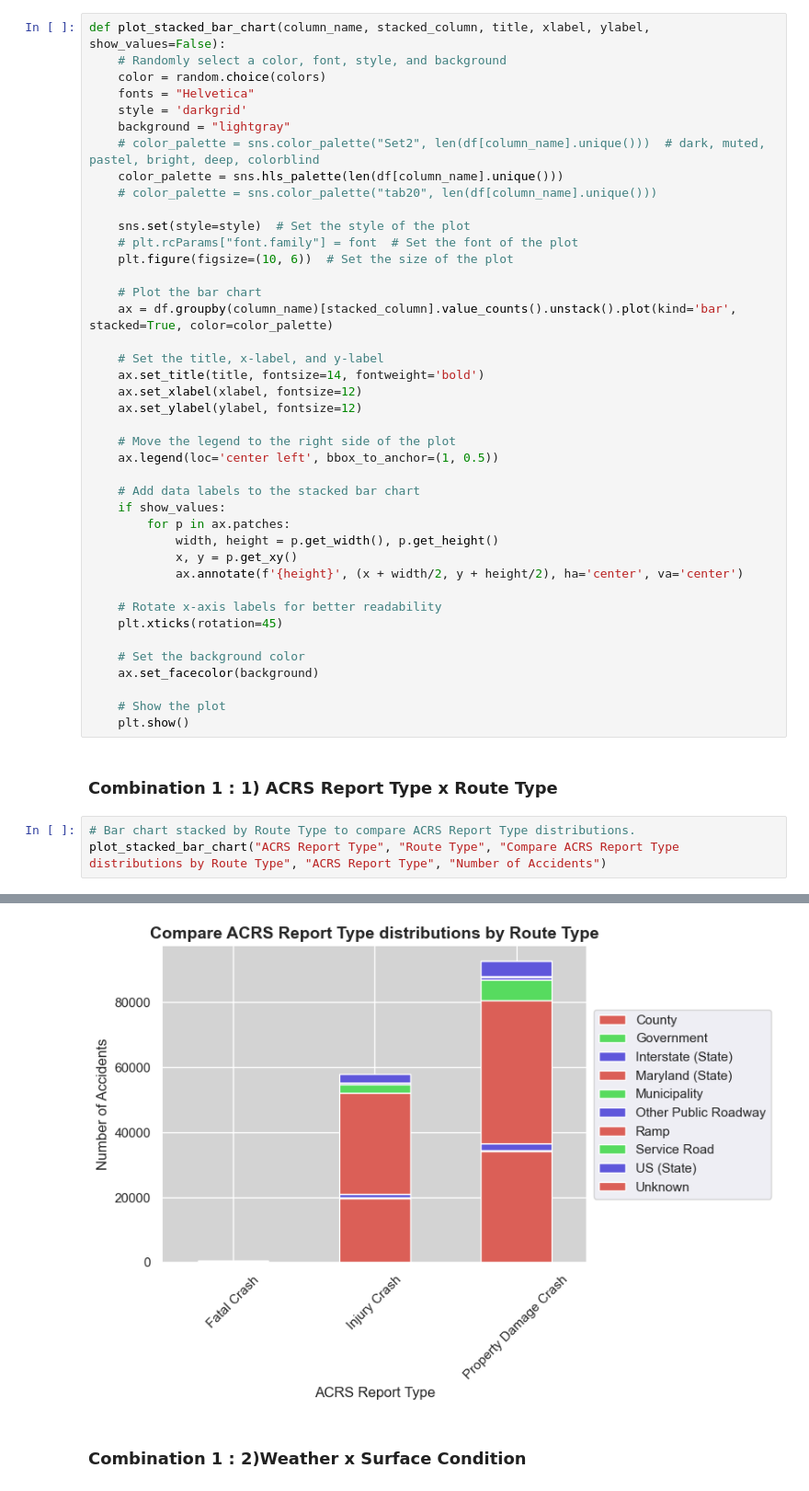
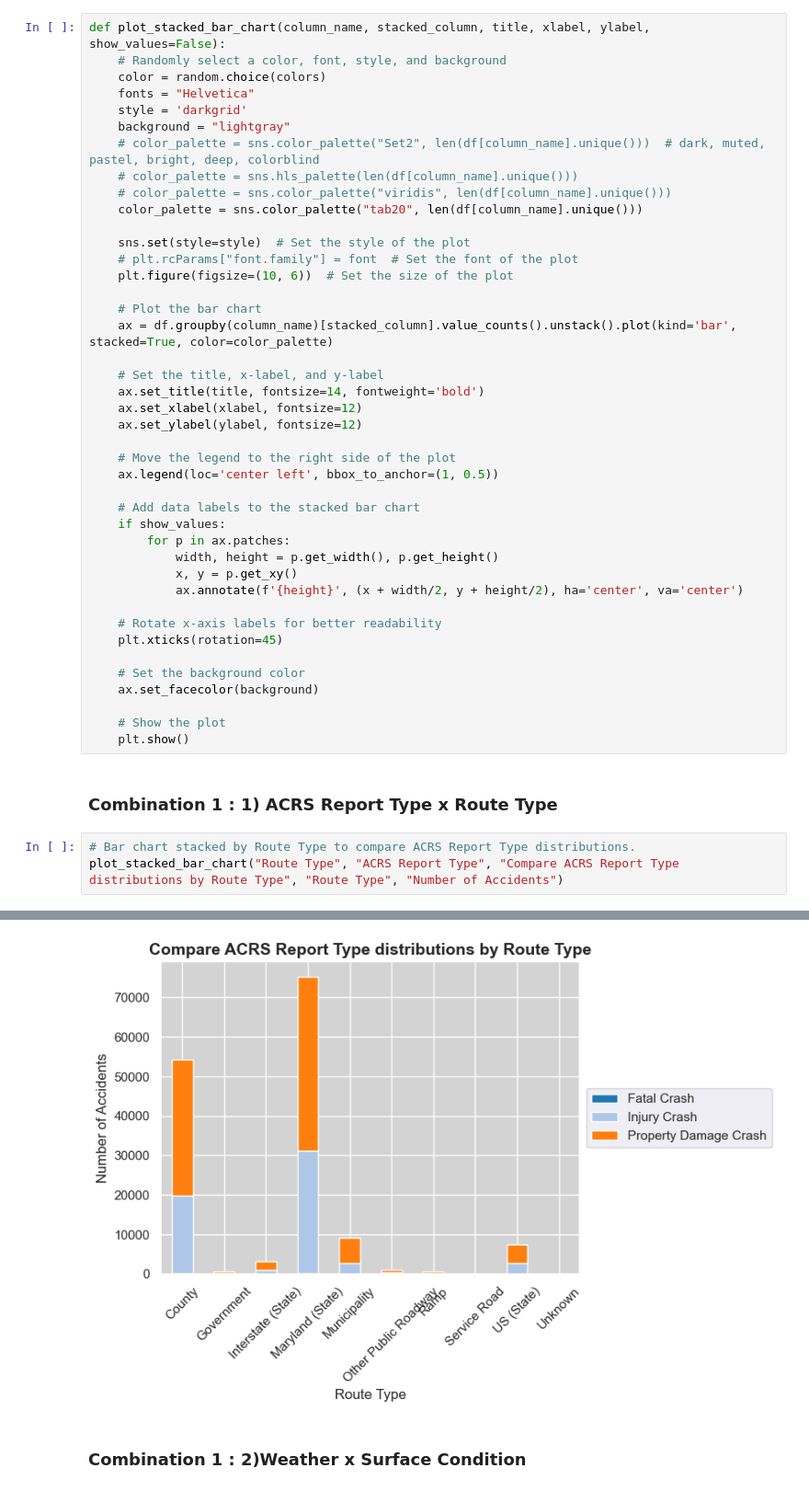
Before and after one commit to CaptN-JP/CrashAnalyzer, a Jupyter notebook: eda.ipynb, the cells around one changed output, grey strips where cells are left out. Shown: that part at 92% size. Drawn from its saved outputs; the diff is of its cells as text.

```diff
--- a/eda.ipynb
+++ b/eda.ipynb
@@ -128,8 +128,9 @@ def plot_stacked_bar_chart(column_name, stacked_column, title, xlabel, ylabel, s
     style = 'darkgrid'
     background = "lightgray"
     # color_palette = sns.color_palette("Set2", len(df[column_name].unique()))  # dark, muted, pastel, bright, deep, colorblind
-    color_palette = sns.hls_palette(len(df[column_name].unique()))
-    # color_palette = sns.color_palette("tab20", len(df[column_name].unique()))
+    # color_palette = sns.hls_palette(len(df[column_name].unique()))
+    # color_palette = sns.color_palette("viridis", len(df[column_name].unique()))
+    color_palette = sns.color_palette("tab20", len(df[column_name].unique()))
 
     sns.set(style=style)  # Set the style of the plot
     # plt.rcParams["font.family"] = font  # Set the font of the plot
@@ -165,10 +166,10 @@ def plot_stacked_bar_chart(column_name, stacked_column, title, xlabel, ylabel, s
 ### Combination 1 : 1) ACRS Report Type x Route Type
 # %%
 # Bar chart stacked by Route Type to compare ACRS Report Type distributions.
-plot_stacked_bar_chart("ACRS Report Type", "Route Type", "Compare ACRS Report Type distributions by Route Type", "ACRS Report Type", "Number of Accidents")
+plot_stacked_bar_chart("Route Type", "ACRS Report Type", "Compare ACRS Report Type distributions by Route Type", "Route Type", "Number of Accidents")
 # %% [output]
 <Figure size 1000x600 with 0 Axes>
-[figure, old version]
+[figure, new version]
 # %% [markdown]
 ### Combination 1 : 2)Weather x Surface Condition
 # %%
```
Also changed, not shown: parts of 1 cell of this notebook, 5 other files.
